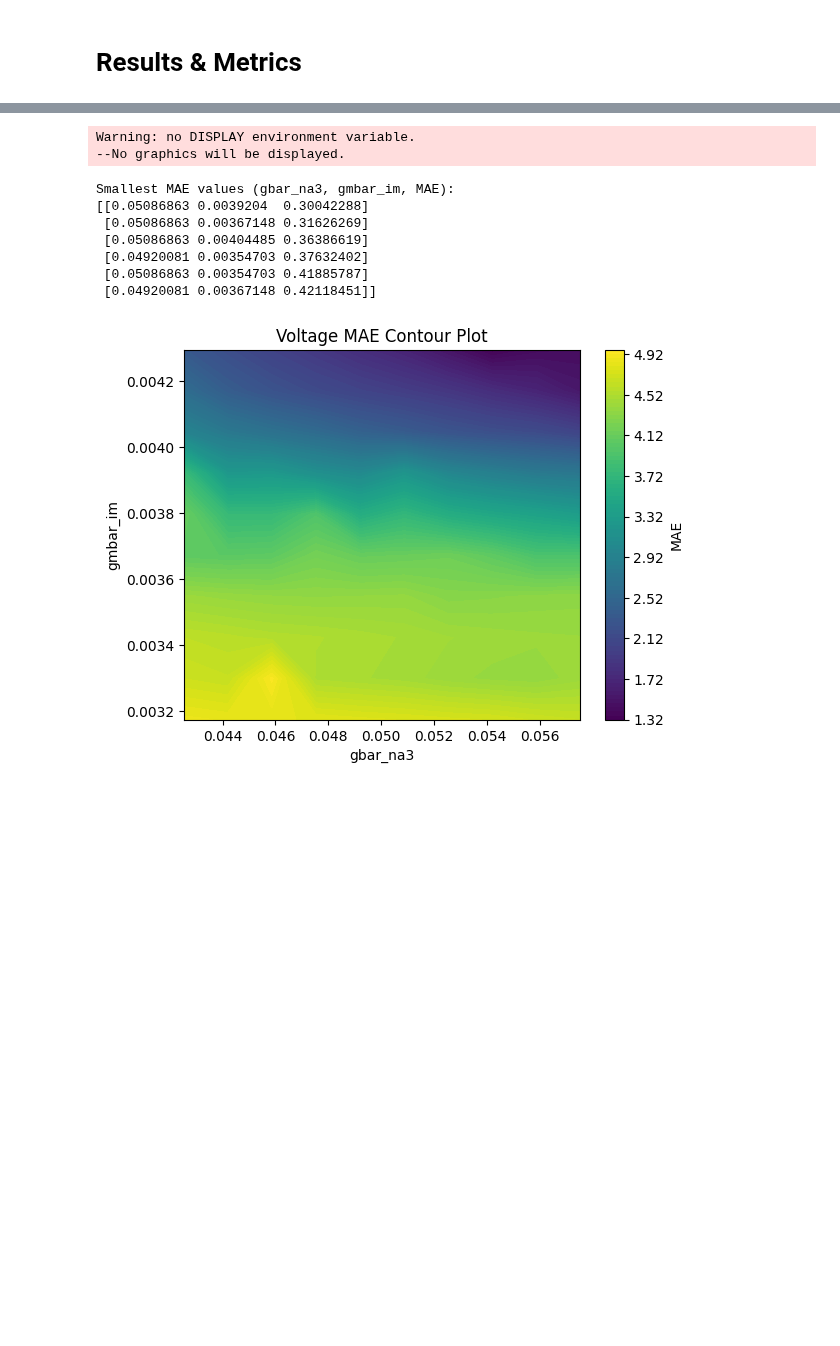
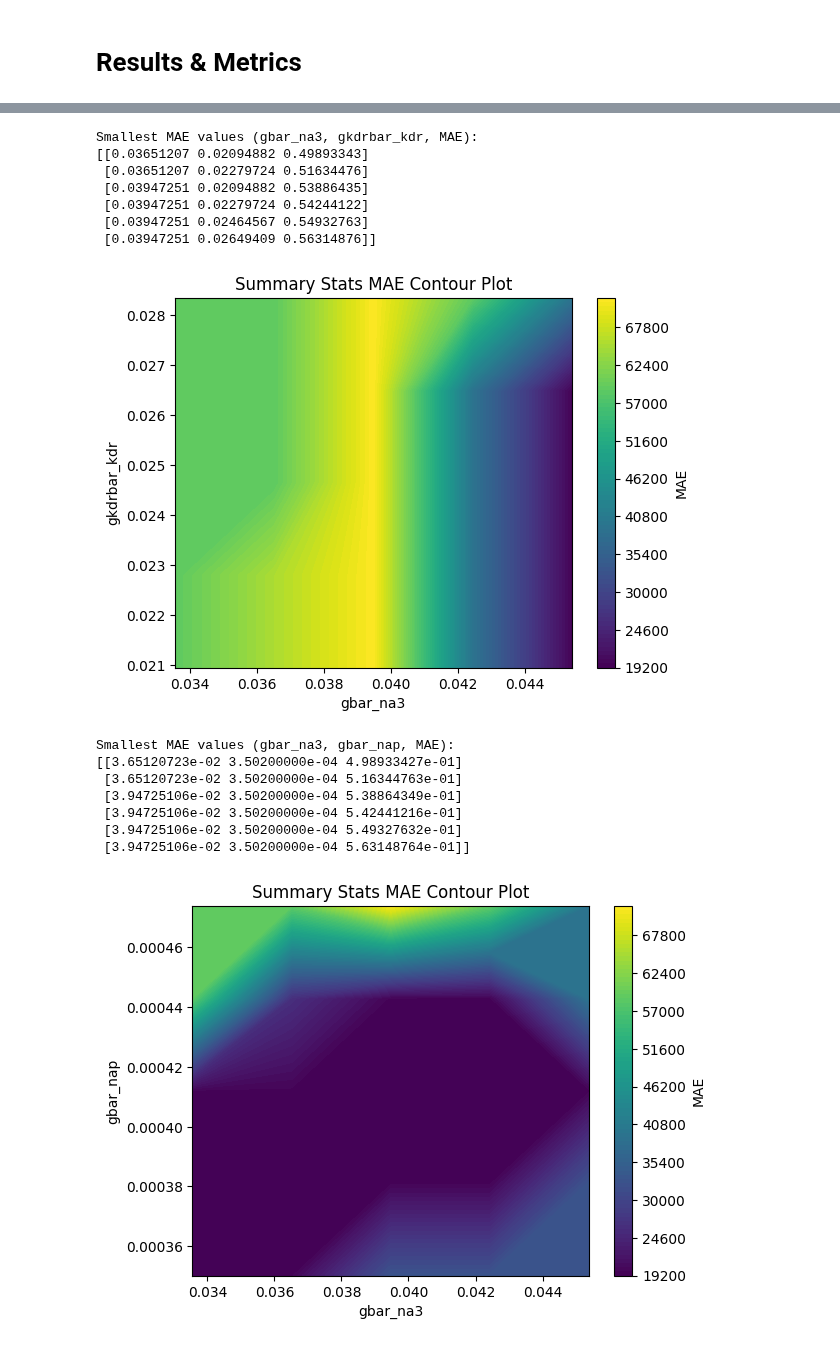
Before and after one commit to V-Marco/ACT, a Jupyter notebook: bursterIzh_seg.ipynb, the cells around one changed output, grey strips where cells are left out. Saved outputs shown, nothing was run; the diff lists cells and outputs as text; code cells hidden in the pictures; blank space fills up the shorter version.

```diff
--- a/bursterIzh_seg.ipynb
+++ b/bursterIzh_seg.ipynb
@@ -352,48 +366,70 @@ MAE of final g prediction: 8.930504693804367e-05
 # %%
 from act import ACTPlot as actplt
 from act.act_types import SimParams
 
 
+from act.SyntheticGenerator import SyntheticGenerator
+from act.act_types import SimParams, OptimizationParameters
+from act.cell_model import TargetCell, ModuleParameters
+'''
 random_seed = 42
-num_slices_new = 10
-experiment_folder = f"output/bursterIzh_seg_surfaceTest_sl-{num_slices_new}/{random_seed}"
+num_slices_new = 3
+num_slices_old = 3
+experiment_folder = f"output/bursterIzh_seg_metric_sl-{num_slices_new}-{num_slices_old}/{random_seed}"
+#experiment_folder = f"output/bursterIzh_seg_surfaceTest_sl-{num_slices_new}/{random_seed}"
 target_folder = experiment_folder + "/target"
+
+# module 1 is for spiking, module 2 for bursting, final for refining all channels
+module_1_folder = experiment_folder + "/module_1"
+module_2_folder = experiment_folder + "/module_2"
 module_final_folder = experiment_folder + "/module_final"
 
 sim_par= SimParams(
             h_v_init=-67.0,  # Consistent with nrngui settings
             h_tstop=500,     # Simulation time in ms
             h_dt=0.1,      # Time step in ms
             h_celsius=6.3,   # Temperature in degrees Celsius
             CI_type="constant",
             CI_amps=[0.1,0.3,0.5],   # Current injection amplitude
             CI_dur=300,      # Duration of current injection
             CI_delay=100,     # Delay before current injection
             set_g_to=[]
         )
 
-#["gbar_na3", "gkdrbar_kdr","gbar_nap","gmbar_im", "glbar_leak"]
 
-actplt.plot_training_v_mae_contour_plot(
-module_final_folder,
-sim_par["CI_amps"],
-sim_par["CI_delay"],
-sim_par["h_dt"],
-index1=0,
-index2=3,
-g_names=["gbar_na3", "gkdrbar_kdr","gbar_nap","gmbar_im"],
-num_levels=100,
-results_filename=f"{module_final_folder}/results/V_Trace_Contour_Plot_na3_im.png"
-)
-#
+index1 = 0
+index2 = 2
+'''
+g_names = ["gbar_na3", "gkdrbar_kdr","gbar_nap","gmbar_im"]
+for i in range(len(g_names)-1):
+    actplt.plot_training_feature_mae_contour_plot(
+    module_final_folder,
+    sim_par["CI_amps"],
+    sim_par["CI_delay"],
+    sim_par["h_dt"],
+    index1=0,
+    index2=i+1,
+    g_names=g_names,
+    train_features=["i_trace_stats", "number_of_spikes", "spike_times", "spike_height_stats", "trough_times", "trough_height_stats"],
+    threshold=0,
+    first_n_spikes=20,
+    num_levels=100,
+    results_filename=f"{module_final_folder}/results/Feature_MAE_Contour_Plot_{g_names[0]}_{g_names[i+1]}.png"
+    )
 # %% [output]
-Warning: no DISPLAY environment variable.
---No graphics will be displayed.
+Smallest MAE values (gbar_na3, gkdrbar_kdr, MAE):
+[[0.03651207 0.02094882 0.49893343]
+ [0.03651207 0.02279724 0.51634476]
+ [0.03947251 0.02094882 0.53886435]
+ [0.03947251 0.02279724 0.54244122]
+ [0.03947251 0.02464567 0.54932763]
+ [0.03947251 0.02649409 0.56314876]]
+[figure, new version]
-Smallest MAE values (gbar_na3, gmbar_im, MAE):
-[[0.05086863 0.0039204  0.30042288]
- [0.05086863 0.00367148 0.31626269]
- [0.05086863 0.00404485 0.36386619]
- [0.04920081 0.00354703 0.37632402]
- [0.05086863 0.00354703 0.41885787]
- [0.04920081 0.00367148 0.42118451]]
+Smallest MAE values (gbar_na3, gbar_nap, MAE):
+[[3.65120723e-02 3.50200000e-04 4.98933427e-01]
+ [3.65120723e-02 3.50200000e-04 5.16344763e-01]
+ [3.94725106e-02 3.50200000e-04 5.38864349e-01]
+ [3.94725106e-02 3.50200000e-04 5.42441216e-01]
+ [3.94725106e-02 3.50200000e-04 5.49327632e-01]
+ [3.94725106e-02 3.50200000e-04 5.63148764e-01]]
-[figure, old version]
+[figure, added]
```
Also changed, not shown: parts of 16 cells of this notebook, 36 other files.
